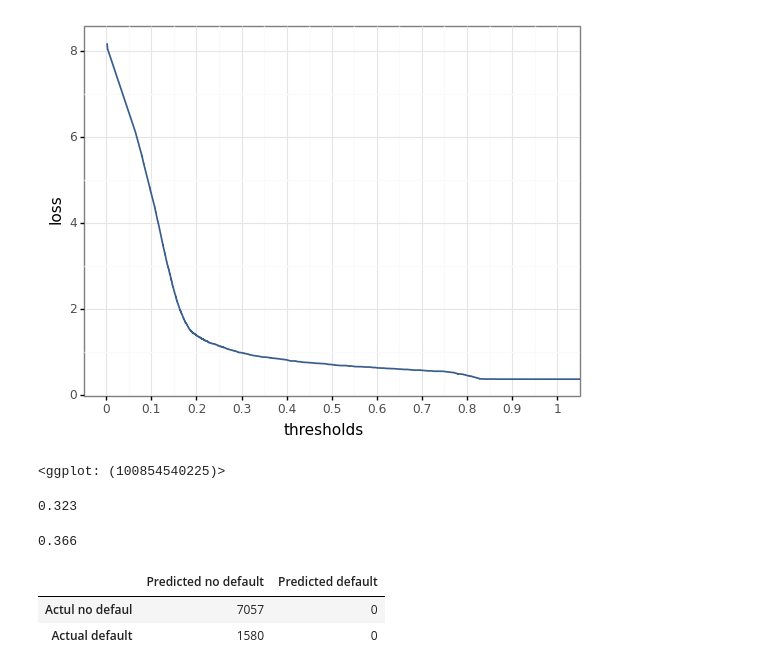
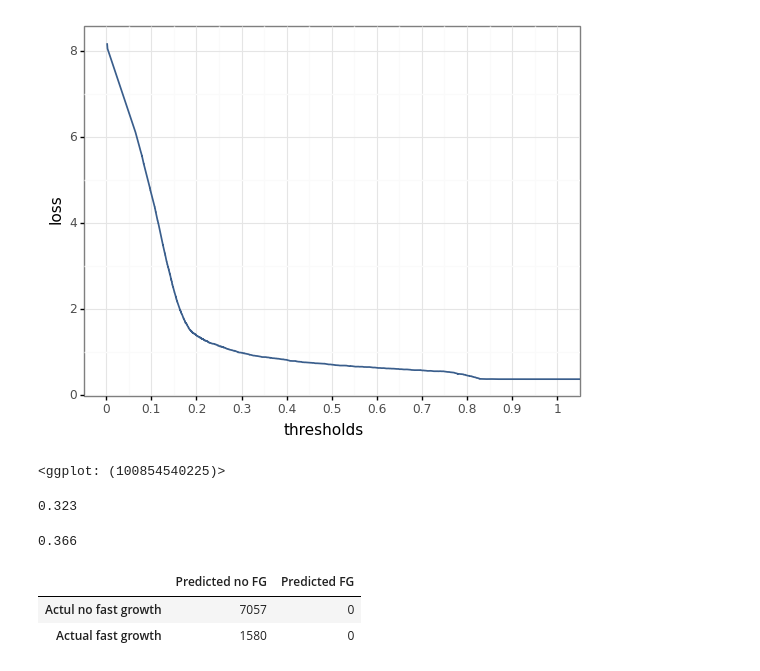
Before and after one commit to pilipentseva/predictions, a Jupyter notebook: Predictions_HW3.ipynb, the cells around one changed output. Cells and saved outputs as stored; diff of their text form; code cells hidden in the pictures.

```diff
--- a/Predictions_HW3.ipynb
+++ b/Predictions_HW3.ipynb
@@ -1421,12 +1421,12 @@ round(expected_loss_holdout, 3)
 # %%
 cm_object3 = confusion_matrix(y_holdout, holdout_treshold, labels=[0, 1])
 cm3 = pd.DataFrame(
     cm_object3,
-    index=["Actul no defaul", "Actual default"],
-    columns=["Predicted no default", "Predicted default"],
+    index=["Actul no fast growth", "Actual fast growth"],
+    columns=["Predicted no FG", "Predicted FG"],
 )
 cm3
 # %% [output]
-|  | Predicted no default | Predicted default |
-| Actul no defaul | 7057 | 0 |
-| Actual default | 1580 | 0 |
+|  | Predicted no FG | Predicted FG |
+| Actul no fast growth | 7057 | 0 |
+| Actual fast growth | 1580 | 0 |
```
